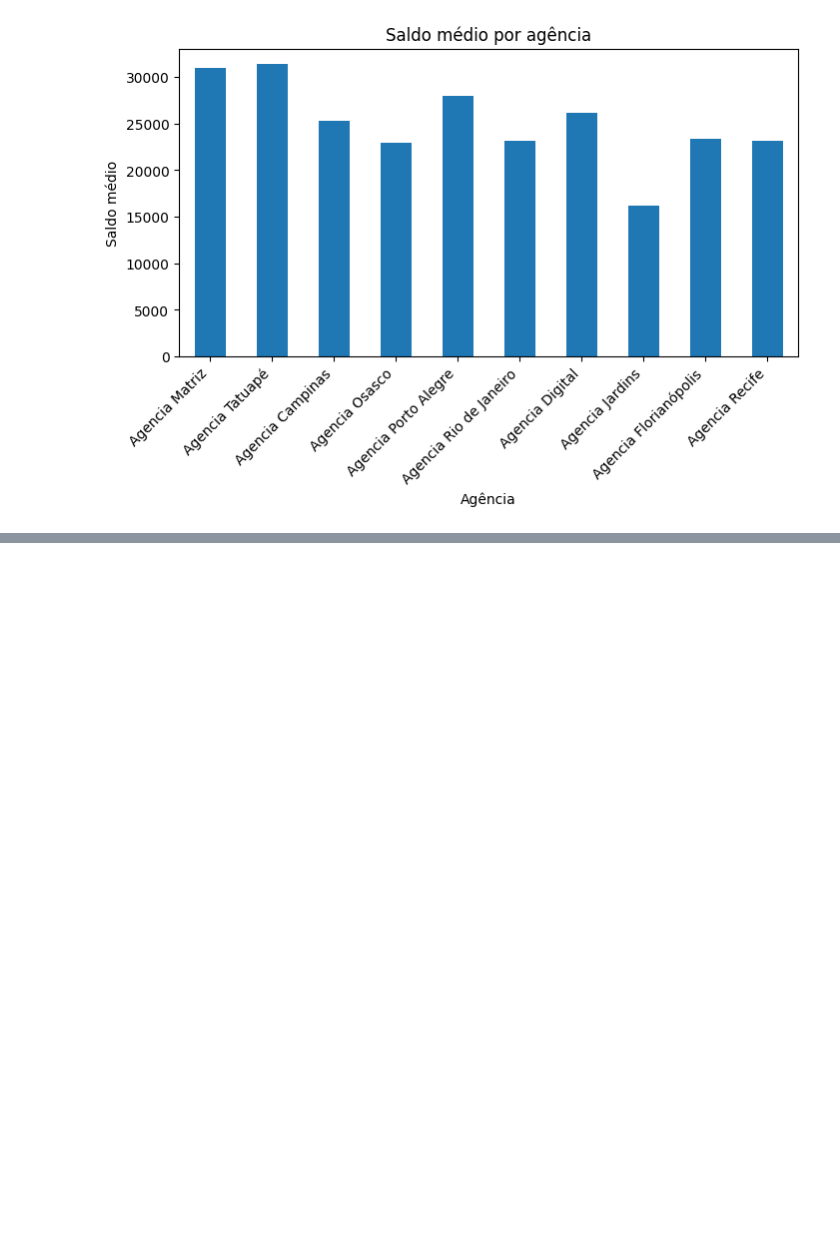
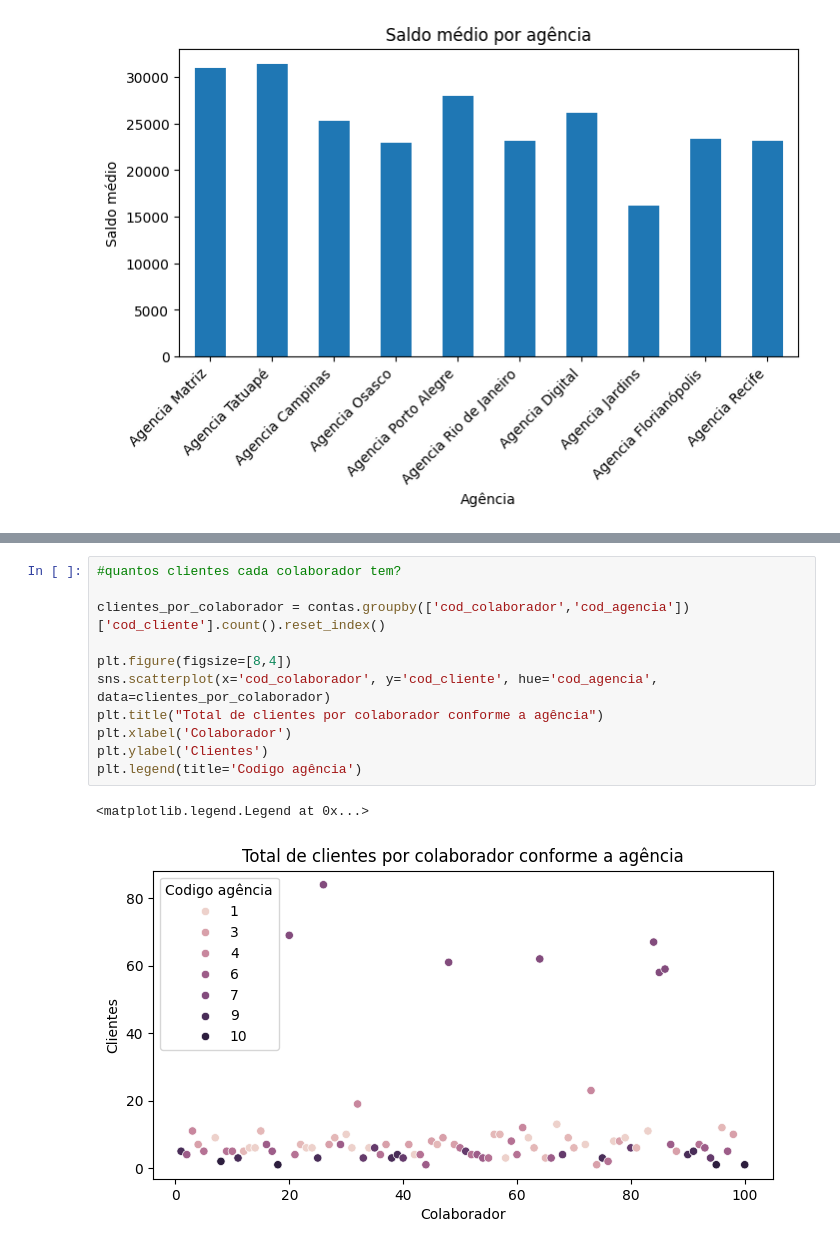
Before and after one commit to renanpan/Projeto_banco_KPI, a Jupyter notebook: lighthouse_DA_project.ipynb, the cells around one changed output, grey strips where cells are left out. Cells and saved outputs as stored; diff of their text form; blank space fills up the shorter version.

```diff
--- a/lighthouse_DA_project.ipynb
+++ b/lighthouse_DA_project.ipynb
@@ -416,0 +439,14 @@ Text(0.5, 1.0, 'Saldo médio por agência')
+# %%
+#quantos clientes cada colaborador tem?
+
+clientes_por_colaborador = contas.groupby(['cod_colaborador','cod_agencia'])['cod_cliente'].count().reset_index()
+
+plt.figure(figsize=[8,4])
+sns.scatterplot(x='cod_colaborador', y='cod_cliente', hue='cod_agencia', data=clientes_por_colaborador)
+plt.title("Total de clientes por colaborador conforme a agência")
+plt.xlabel('Colaborador')
+plt.ylabel('Clientes')
+plt.legend(title='Codigo agência')
+# %% [output]
+<matplotlib.legend.Legend at 0x...>
+[figure, added]
```
Also changed, not shown: parts of 18 cells of this notebook, 1 other file.
